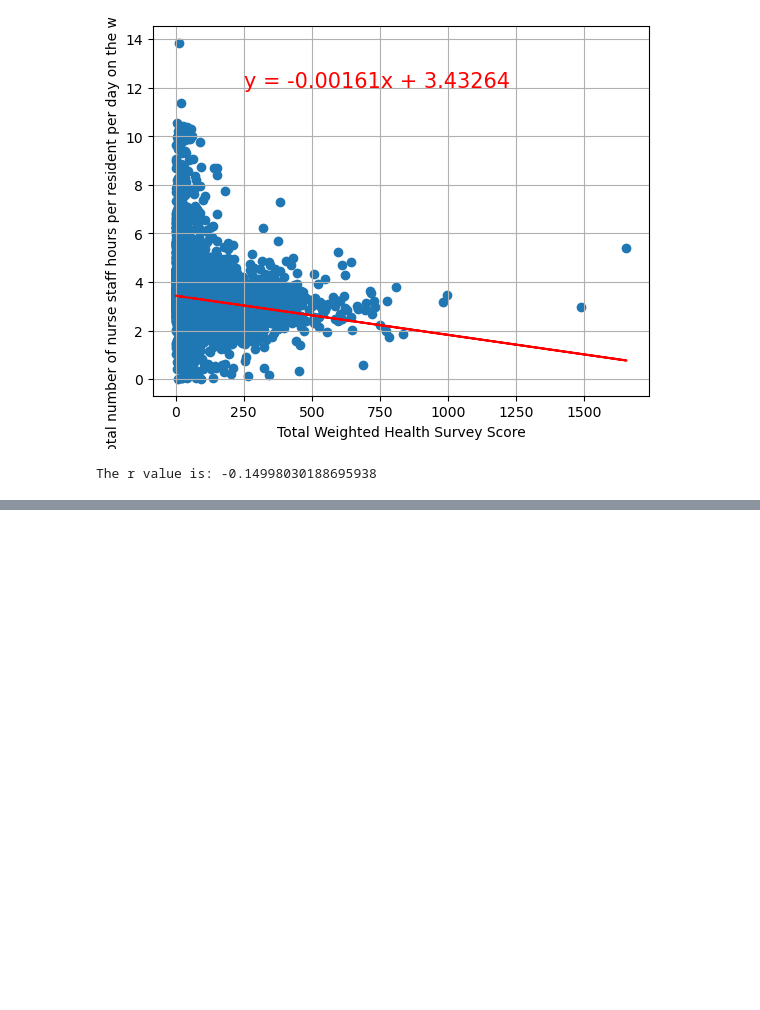
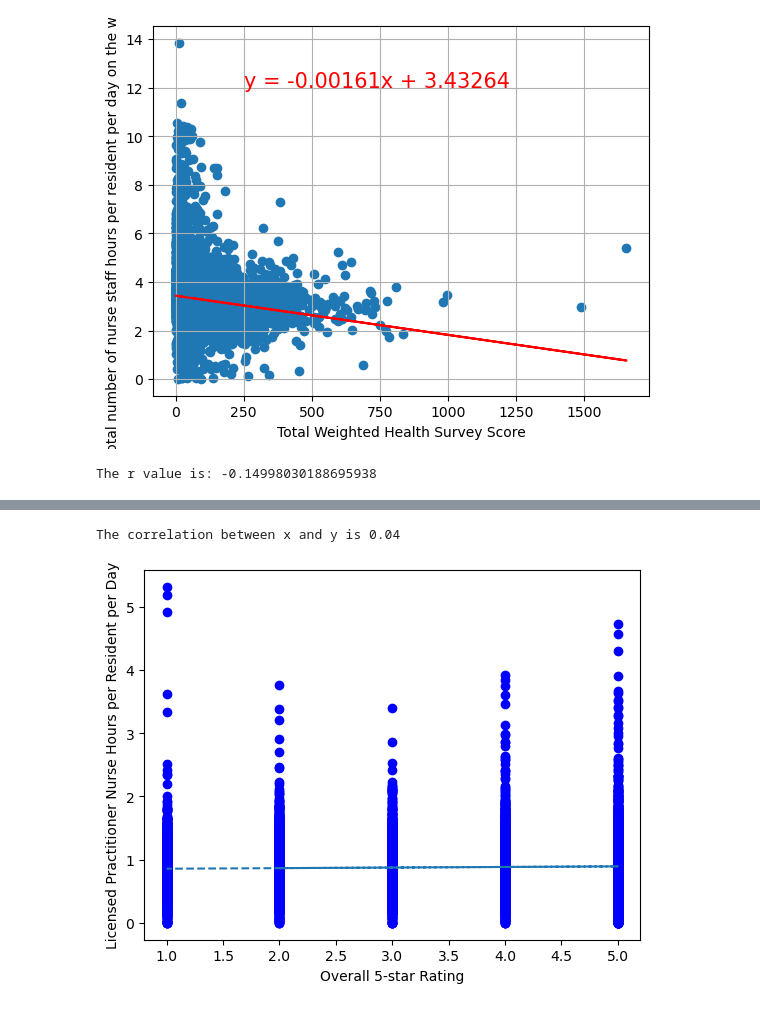
Before and after one commit to mcscodes/Project-1-Data-Visualization, a Jupyter notebook: NursingHomeDataVisualization.ipynb, the cells around one changed output, grey strips where cells are left out. Saved outputs shown, nothing was run; the diff lists cells and outputs as text; code cells hidden in the pictures; blank space fills up the shorter version.

```diff
--- a/NursingHomeDataVisualization.ipynb
+++ b/NursingHomeDataVisualization.ipynb
@@ -590,0 +709,8 @@ The r value is: -0.14998030188695938
+# %%
+# reducing to only look at Nurse Staffing vs. Total Health Score
+nursinghomedataLPN_Score=nursinghomedata[[
+        'Overall Rating',
+        'Reported LPN Staffing Hours per Resident per Day']]
+
+
+nursinghomedataLPN_Score.head()
@@ -590,0 +724,4 @@ The r value is: -0.14998030188695938
+# %%
+nursinghomedataLPN_Score.dropna(inplace=True)
+row_count3 = nursinghomedata.shape[0]
+print(row_count3)
@@ -590,0 +734,22 @@ The r value is: -0.14998030188695938
+# %%
+# Check correlation between "Reported LPN Staffing Hours per Resident per Day" against "Overall Rating"
+overall_score = nursinghomedataLPN_Score["Overall Rating"]
+LPN_score = nursinghomedataLPN_Score["Reported LPN Staffing Hours per Resident per Day"]
+
+correlation = st.pearsonr(overall_score, LPN_score)
+print(f"The correlation between x and y is {round(correlation[0],2)}")
+
+# Create scatter plot
+x_values = overall_score
+y_values = LPN_score
+(slope, intercept, rvalue, pvalue, stderr) = st.linregress(x_values, y_values)
+regress_values = x_values * slope + intercept
+plt.scatter(overall_score, LPN_score, color='b')
+plt.plot(overall_score, regress_values, "--")
+plt.xlabel('Overall 5-star Rating')
+plt.ylabel('Licensed Practitioner Nurse Hours per Resident per Day')
+plt.grid(False)
+plt.show()
+# %% [output]
+The correlation between x and y is 0.04
+[figure, added]
```
Also changed, not shown: parts of 21 cells of this notebook.
